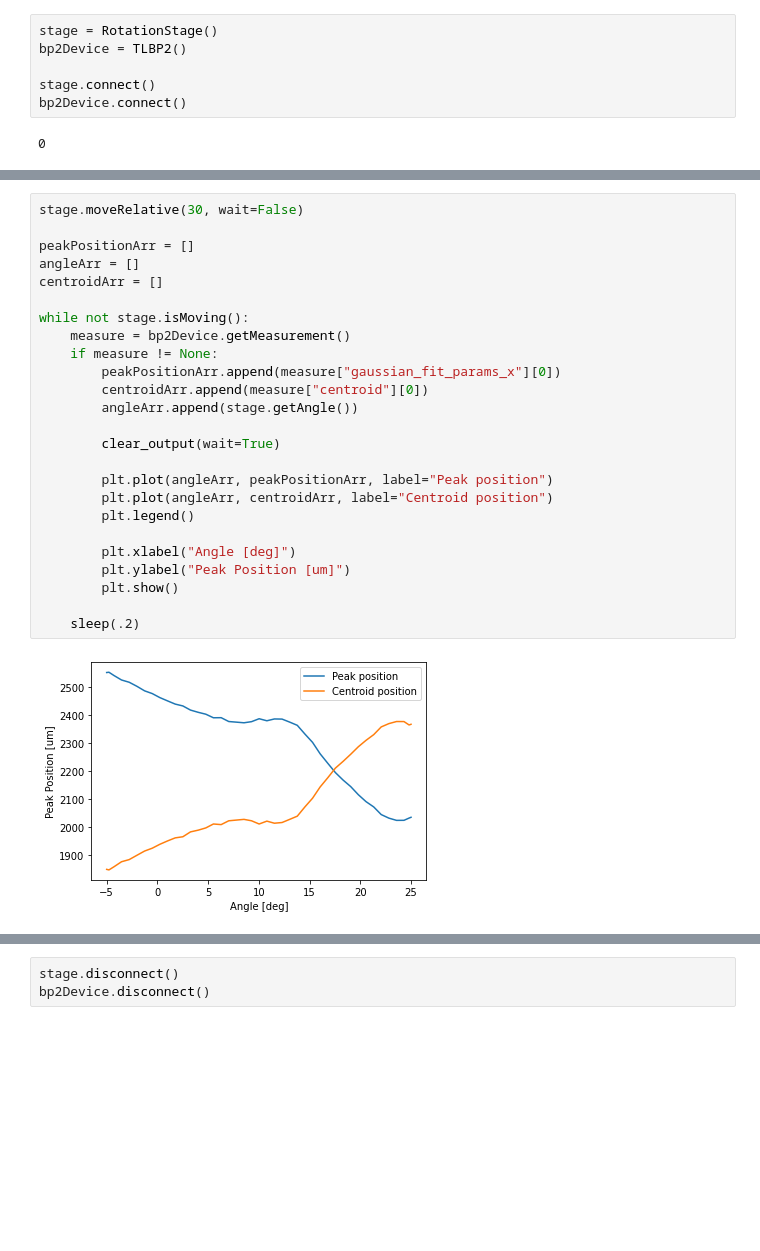
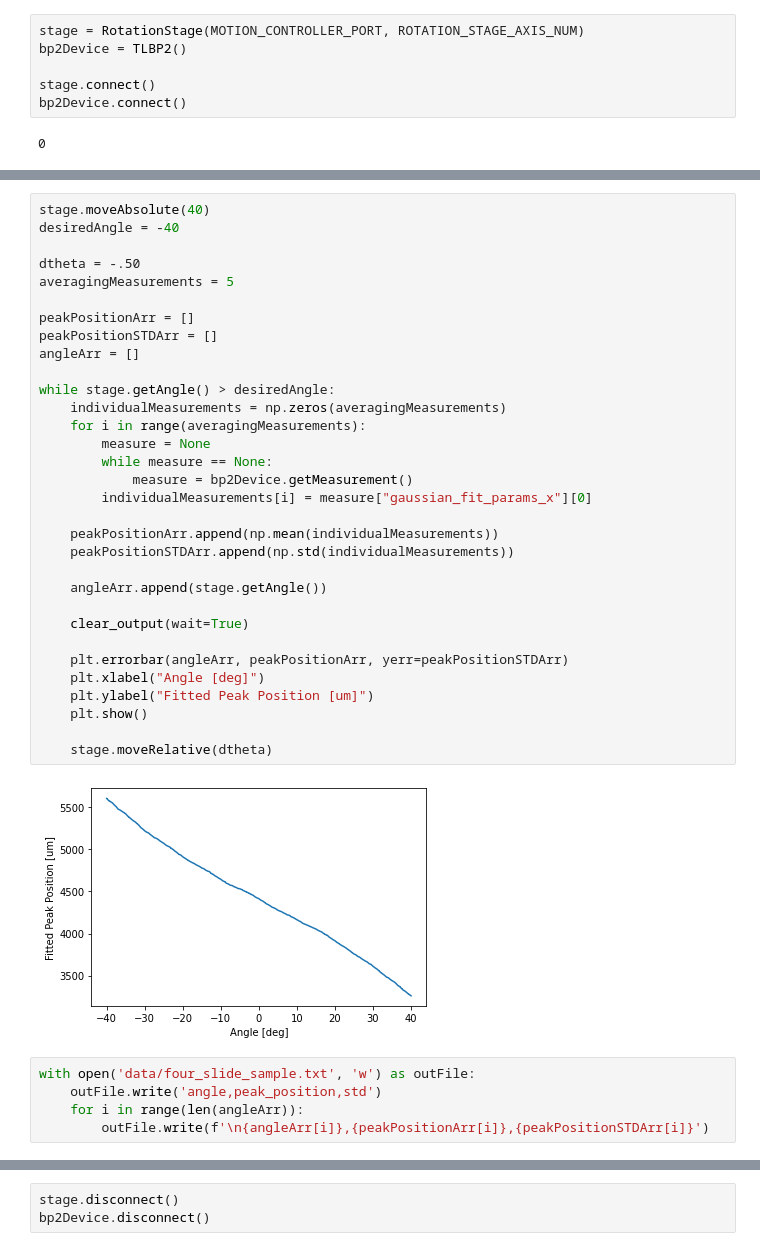
Before and after one commit to Jfeatherstone/IndexOfRefractionMeasurement, a Jupyter notebook: BeamTracking.ipynb, the cells around one changed output, grey strips where cells are left out. Cells and saved outputs as stored; diff of their text form; blank space fills up the shorter version.

```diff
--- a/BeamTracking.ipynb
+++ b/BeamTracking.ipynb
@@ -11,5 +13,5 @@ from time import sleep
 # %%
-stage = RotationStage()
+stage = RotationStage(MOTION_CONTROLLER_PORT, ROTATION_STAGE_AXIS_NUM)
 bp2Device = TLBP2()
 
 stage.connect()
@@ -23,27 +40,39 @@ stage.moveRelative(10)
 # %%
-stage.moveRelative(30, wait=False)
+stage.moveAbsolute(40)
+desiredAngle = -40
+
+dtheta = -.50
+averagingMeasurements = 5
 
 peakPositionArr = []
+peakPositionSTDArr = []
 angleArr = []
-centroidArr = []
 
-while not stage.isMoving():
-    measure = bp2Device.getMeasurement()
-    if measure != None:
-        peakPositionArr.append(measure["gaussian_fit_params_x"][0])
-        centroidArr.append(measure["centroid"][0])
-        angleArr.append(stage.getAngle())
+while stage.getAngle() > desiredAngle:
+    individualMeasurements = np.zeros(averagingMeasurements)
+    for i in range(averagingMeasurements):
+        measure = None
+        while measure == None:
+            measure = bp2Device.getMeasurement()
+        individualMeasurements[i] = measure["gaussian_fit_params_x"][0]
 
-        clear_output(wait=True)
+    peakPositionArr.append(np.mean(individualMeasurements))
+    peakPositionSTDArr.append(np.std(individualMeasurements))
 
-        plt.plot(angleArr, peakPositionArr, label="Peak position")
-        plt.plot(angleArr, centroidArr, label="Centroid position")
-        plt.legend()
+    angleArr.append(stage.getAngle())
 
-        plt.xlabel("Angle [deg]")
-        plt.ylabel("Peak Position [um]")
-        plt.show()
+    clear_output(wait=True)
 
-    sleep(.2)
+    plt.errorbar(angleArr, peakPositionArr, yerr=peakPositionSTDArr)
+    plt.xlabel("Angle [deg]")
+    plt.ylabel("Fitted Peak Position [um]")
+    plt.show()
+
+    stage.moveRelative(dtheta)
 # %% [output]
-[figure, old version]
+[figure, new version]
+# %%
+with open('data/four_slide_sample.txt', 'w') as outFile:
+    outFile.write('angle,peak_position,std')
+    for i in range(len(angleArr)):
+        outFile.write(f'\n{angleArr[i]},{peakPositionArr[i]},{peakPositionSTDArr[i]}')
```
Also changed, not shown: parts of 9 cells of this notebook, 14 other files.
